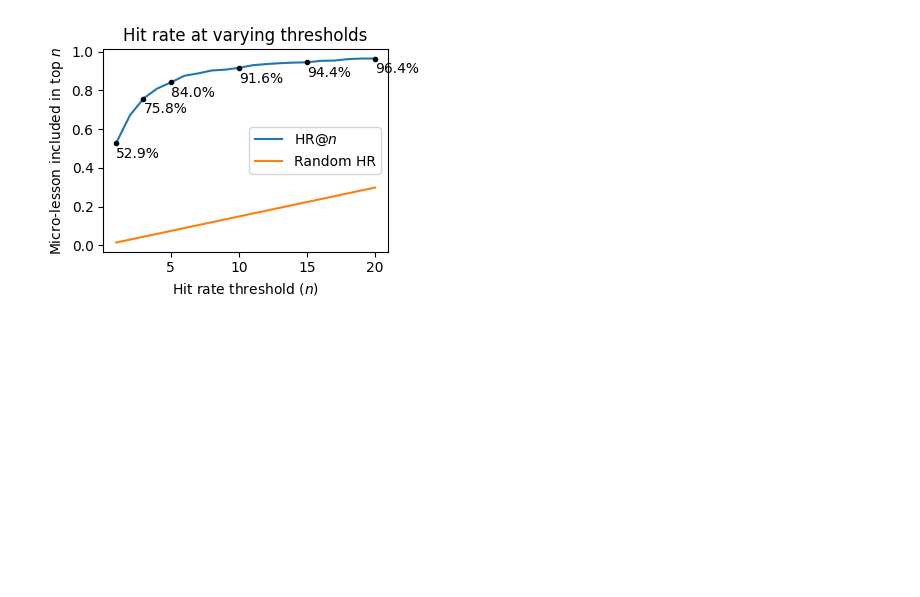
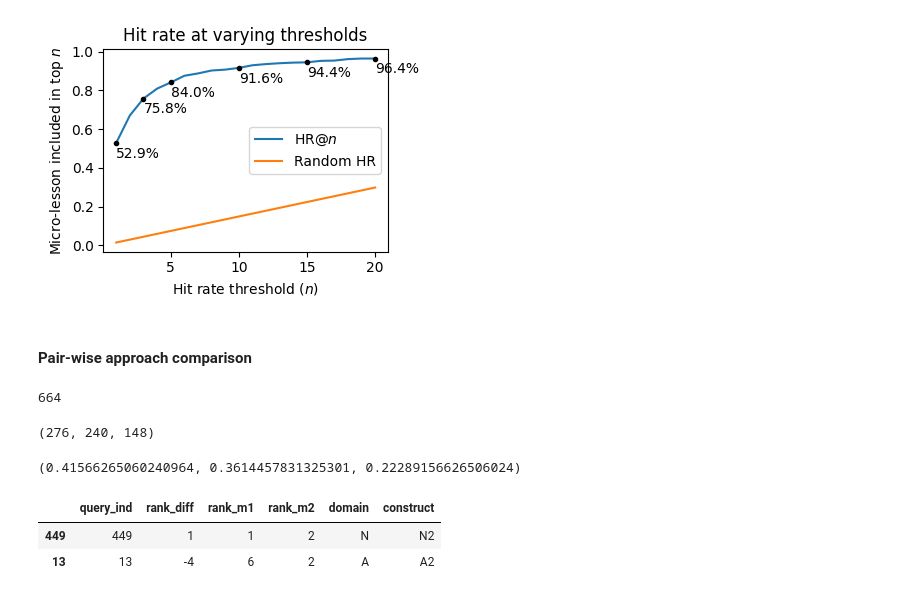
Before and after one commit to DigitalHarborFoundation/llm-math-education, a Jupyter notebook: notebook/EmbeddingTests.ipynb, the cells around one changed output. Saved outputs shown, nothing was run; the diff lists cells and outputs as text; code cells hidden in the pictures; blank space fills up the shorter version.

```diff
--- a/notebook/EmbeddingTests.ipynb
+++ b/notebook/EmbeddingTests.ipynb
@@ -719,3 +720,52 @@ Here's the most relevant micro-lesson to this student's question:
 Give a useful, informative repsonse.
 # %%
 Anserini - Pyserini
+# %% [markdown]
+#### Pair-wise approach comparison
+# %%
+rank_differences = []
+for query, group in eval_df.groupby("query_ind"):
+    assert len(group) == 4
+    cossim_rank = group[group.method == "cossim"].iloc[0].target_rank
+    bm25_rank = group[group.method == "bm25"].iloc[0].target_rank
+    rank_differences.append(bm25_rank - cossim_rank)
+rank_differences = np.array(rank_differences)
+len(rank_differences)
+# %% [output]
+664
+# %%
+(rank_differences > 0).sum(), (rank_differences == 0).sum(), (rank_differences < 0).sum()
+# %% [output]
+(276, 240, 148)
+# %%
+(rank_differences > 0).sum() / len(rank_differences), (rank_differences == 0).sum() / len(rank_differences), (
+    rank_differences < 0
+).sum() / len(rank_differences)
+# %% [output]
+(0.41566265060240964, 0.3614457831325301, 0.22289156626506024)
+# %%
+comp_df = []
+method1 = "cossim"
+method2 = "bm25"
+for query_ind, group in eval_df.groupby("query_ind"):
+    assert len(group) == 4
+    m1_rank = group[group.method == method1].iloc[0].target_rank
+    m2_rank = group[group.method == method2].iloc[0].target_rank
+    lesson_code = group.iloc[0].target_lesson_code
+    grade, domain, construct, subconstruct, skill, index = get_gpd_codes(lesson_code)
+    comp_df.append(
+        {
+            "query_ind": query_ind,
+            "rank_diff": m2_rank - m1_rank,
+            "rank_m1": m1_rank,
+            "rank_m2": m2_rank,
+            "domain": domain,
+            "construct": construct,
+        }
+    )
+comp_df = pd.DataFrame(comp_df)
+comp_df.sample(n=2)
+# %% [output]
+|  | query_ind | rank_diff | rank_m1 | rank_m2 | domain | construct |
+| 449 | 449 | 1 | 1 | 2 | N | N2 |
+| 13 | 13 | -4 | 6 | 2 | A | A2 |
```
Also changed, not shown: parts of 4 cells of this notebook, 3 other files.
